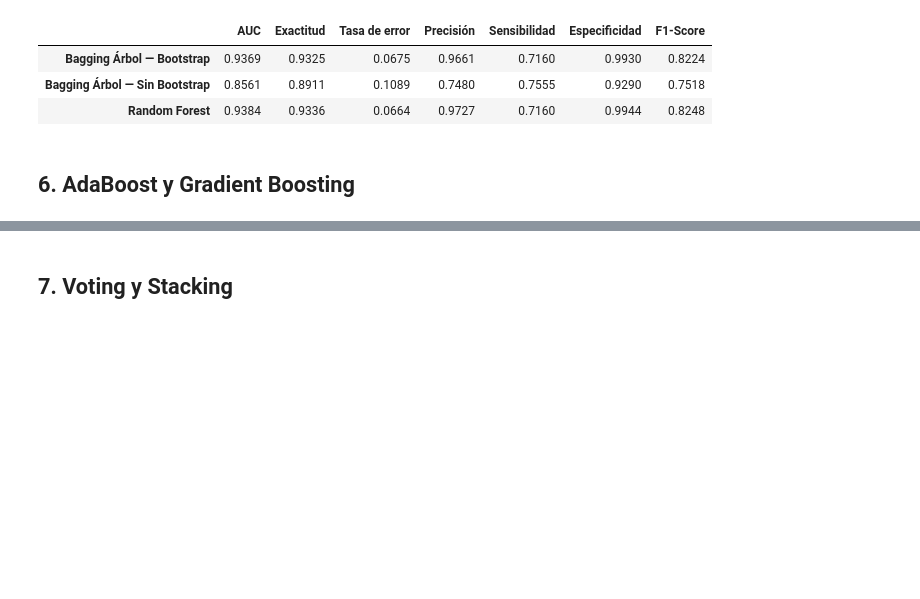
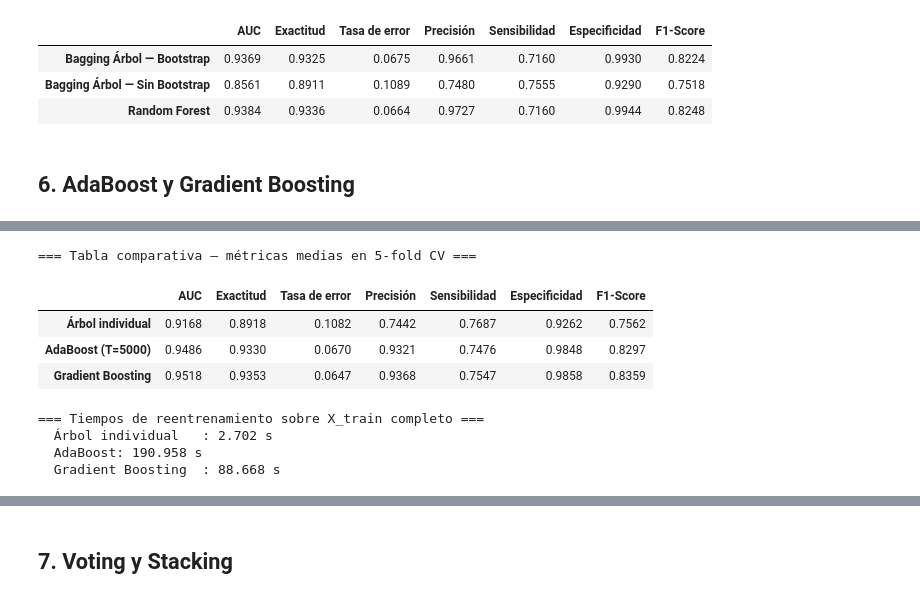
Before and after one commit to Ferovi3/TFG---Tecnicas-de-ensamblado-en-aprendizaje-automatico-supervisado, a Jupyter notebook: Credit Risk Dataset.ipynb, the cells around one changed output, grey strips where cells are left out. Drawn from its saved outputs; the diff is of its cells as text; code cells hidden in the pictures; blank space fills up the shorter version.

```diff
--- a/Credit Risk Dataset.ipynb
+++ b/Credit Risk Dataset.ipynb
@@ -1033,0 +1398,71 @@ ensemble_summary
+# %%
+# Recuperar métricas del árbol individual si no están en memoria
+if 'dt_metrics' not in globals():
+    with open('dt_best_params.json') as f:
+        _dt_json = json.load(f)
+    dt_metrics = _dt_json['cv_metrics']
+
+# --- Árbol individual: reentrenar y medir tiempo ---
+if 'dt_grid' in globals():
+    _dt_best_pipe = dt_grid.best_estimator_
+else:
+    with open('dt_best_params.json') as f:
+        _dt_p = json.load(f)['best_params']
+    _dt_best_pipe = Pipeline([
+        ('preprocessor', preprocessor_dt),
+        ('classifier', DecisionTreeClassifier(
+            criterion=_dt_p.get('criterion', 'gini'),
+            max_depth=_dt_p.get('max_depth', None),
+            min_samples_split=_dt_p.get('min_samples_split', 2),
+            min_samples_leaf=_dt_p.get('min_samples_leaf', 1),
+            class_weight=_dt_p.get('class_weight', None),
+            random_state=42
+        ))
+    ])
+
+t0_dt = time.perf_counter()
+_dt_best_pipe.fit(X_train, y_train)
+t1_dt = time.perf_counter()
+
+# --- AdaBoost: reentrenar con T óptimo y medir tiempo ---
+ada_final_pipe = Pipeline([
+    ('preprocessor', preprocessor_dt),
+    ('classifier', AdaBoostClassifier(
+        estimator=DecisionTreeClassifier(max_depth=3, random_state=42),
+        n_estimators=T_opt,
+        random_state=42
+    ))
+])
+t0_ada = time.perf_counter()
+ada_final_pipe.fit(X_train, y_train)
+t1_ada = time.perf_counter()
+
+# --- Gradient Boosting: reentrenar y medir tiempo ---
+t0_gb2 = time.perf_counter()
+gb_grid.best_estimator_.fit(X_train, y_train)
+t1_gb2 = time.perf_counter()
+
+# --- Tabla comparativa ---
+boosting_summary = pd.DataFrame({
+    'Árbol individual':          dt_metrics,
+    f'AdaBoost (T={T_opt})':     adaboost_tree_metrics,
+    'Gradient Boosting':         gb_metrics,
+}).T.round(4)
+
+print("=== Tabla comparativa — métricas medias en 5-fold CV ===")
+display(boosting_summary)
+
+print("\n=== Tiempos de reentrenamiento sobre X_train completo ===")
+print(f"  Árbol individual   : {t1_dt  - t0_dt:.3f} s")
+print(f"  AdaBoost: {t1_ada - t0_ada:.3f} s")
+print(f"  Gradient Boosting  : {t1_gb2 - t0_gb2:.3f} s")
+# %% [output]
+=== Tabla comparativa — métricas medias en 5-fold CV ===
+|  | AUC | Exactitud | Tasa de error | Precisión | Sensibilidad | Especificidad | F1-Score |
+| Árbol individual | 0.9168 | 0.8918 | 0.1082 | 0.7442 | 0.7687 | 0.9262 | 0.7562 |
+| AdaBoost (T=5000) | 0.9486 | 0.9330 | 0.0670 | 0.9321 | 0.7476 | 0.9848 | 0.8297 |
+| Gradient Boosting | 0.9518 | 0.9353 | 0.0647 | 0.9368 | 0.7547 | 0.9858 | 0.8359 |
+=== Tiempos de reentrenamiento sobre X_train completo ===
+  Árbol individual   : 2.702 s
+  AdaBoost: 190.958 s
+  Gradient Boosting  : 88.668 s
```
Also changed, not shown: parts of 18 cells of this notebook.
